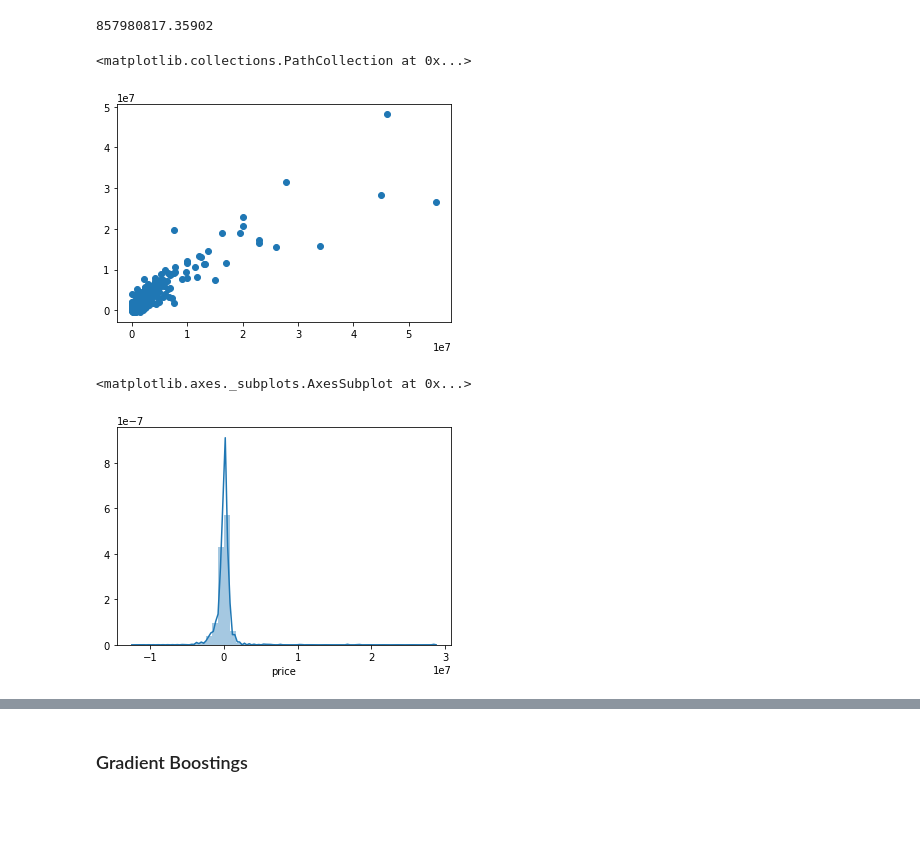
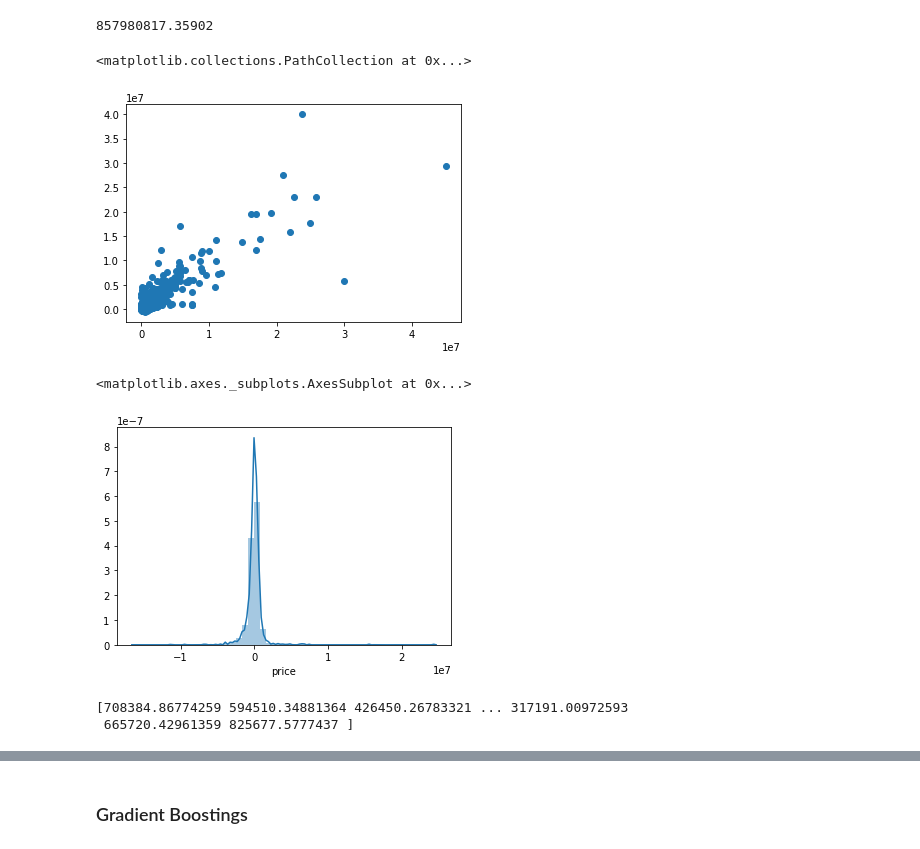
Before and after one commit to Myckland/RDMS_Competition, a Jupyter notebook: Descriptive Analysis of Dataset RDMS, Linear Regression.ipynb, the cells around one changed output, grey strips where cells are left out. Drawn from its saved outputs; the diff is of its cells as text; code cells hidden in the pictures; blank space fills up the shorter version.

```diff
--- a/Descriptive Analysis of Dataset RDMS, Linear Regression.ipynb
+++ b/Descriptive Analysis of Dataset RDMS, Linear Regression.ipynb
@@ -409,12 +409,17 @@ print(np.mean(y_predictions-y_test)**2)
 # %% [output]
 857980817.35902
 # %%
-plt.scatter(y_test,predictions)
+plt.scatter(y_test,y_predictions)
 # %% [output]
 <matplotlib.collections.PathCollection at 0x...>
-[figure, old version]
+[figure, new version]
 # %%
-sns.distplot((y_test-predictions),bins=50)
+sns.distplot((y_test-y_predictions),bins=50)
 # %% [output]
 <matplotlib.axes._subplots.AxesSubplot at 0x...>
-[figure, old version]
+[figure, new version]
+# %%
+print(y_predictions)
+# %% [output]
+[708384.86774259 594510.34881364 426450.26783321 ... 317191.00972593
+ 665720.42961359 825677.5777437 ]
```
Also changed, not shown: parts of 16 cells of this notebook.
